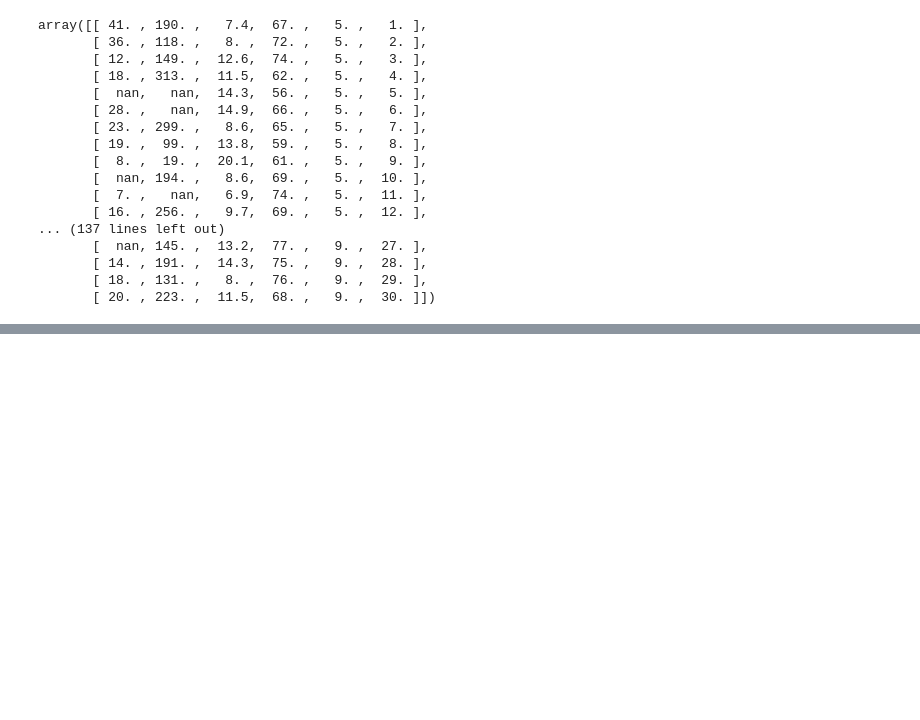
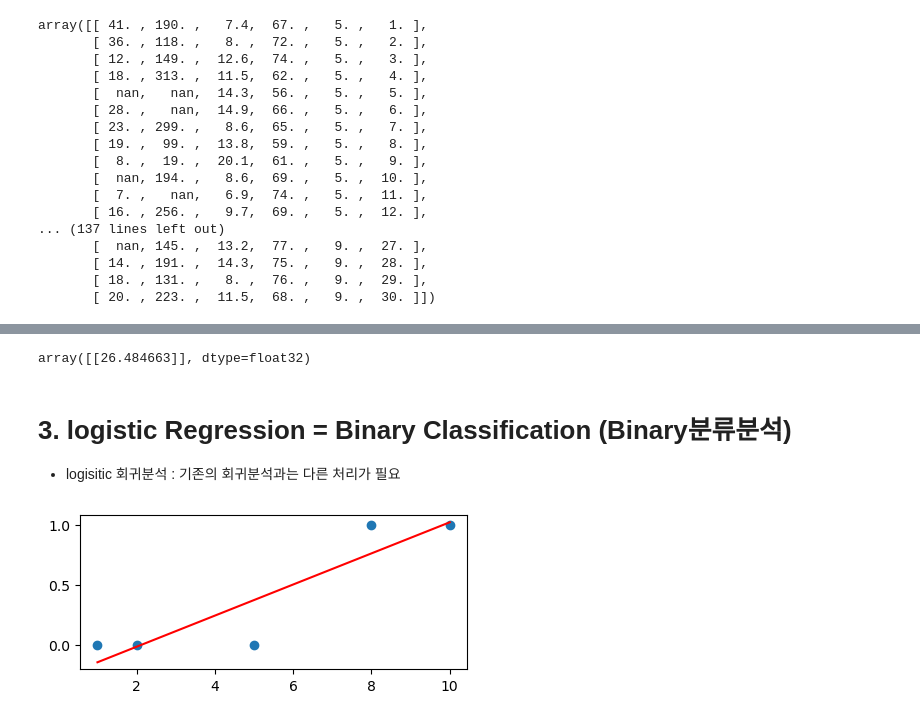
Before and after one commit to KHH0618/mbcAcademy, a Jupyter notebook: source/08_DeepLearning/03_tensorflow_v1_tensor그래프.ipynb, the cells around one changed output, grey strips where cells are left out. Drawn from its saved outputs; the diff is of its cells as text; code cells hidden in the pictures; blank space fills up the shorter version.

```diff
--- a/source/08_DeepLearning/03_tensorflow_v1_tensor그래프.ipynb
+++ b/source/08_DeepLearning/03_tensorflow_v1_tensor그래프.ipynb
@@ -476,0 +736,24 @@ array([[ 41. , 190. ,   7.4,  67. ,   5. ,   1. ],
+# %%
+# 예측하기
+input_data = np.array([[118,8,72]])
+predict_data = sess.run(H, feed_dict={X:scaler_x.fit_transform(input_data)})
+scaler_y.inverse_transform(predict_data)
+# %% [output]
+array([[26.484663]], dtype=float32)
+# %% [markdown]
+# 3. logistic Regression = Binary Classification (Binary분류분석)
+- logisitic 회귀분석 : 기존의 회귀분석과는 다른 처리가 필요
+# %%
+from scipy import stats
+import matplotlib.pyplot as plt
+plt.figure(figsize=(5,2))
+x = np.array([1, 2, 5, 8, 10])
+y = np.array([0, 0, 0, 1, 1])
+lm = stats.linregress(x,y)
+list(lm)
+H = lm[0]*x + lm[1]
+plt.scatter(x,y)
+plt.plot(x, H, 'r')
+plt.show()
+# %% [output]
+[figure, added]
```
Also changed, not shown: parts of 32 cells of this notebook, 2 other files.
